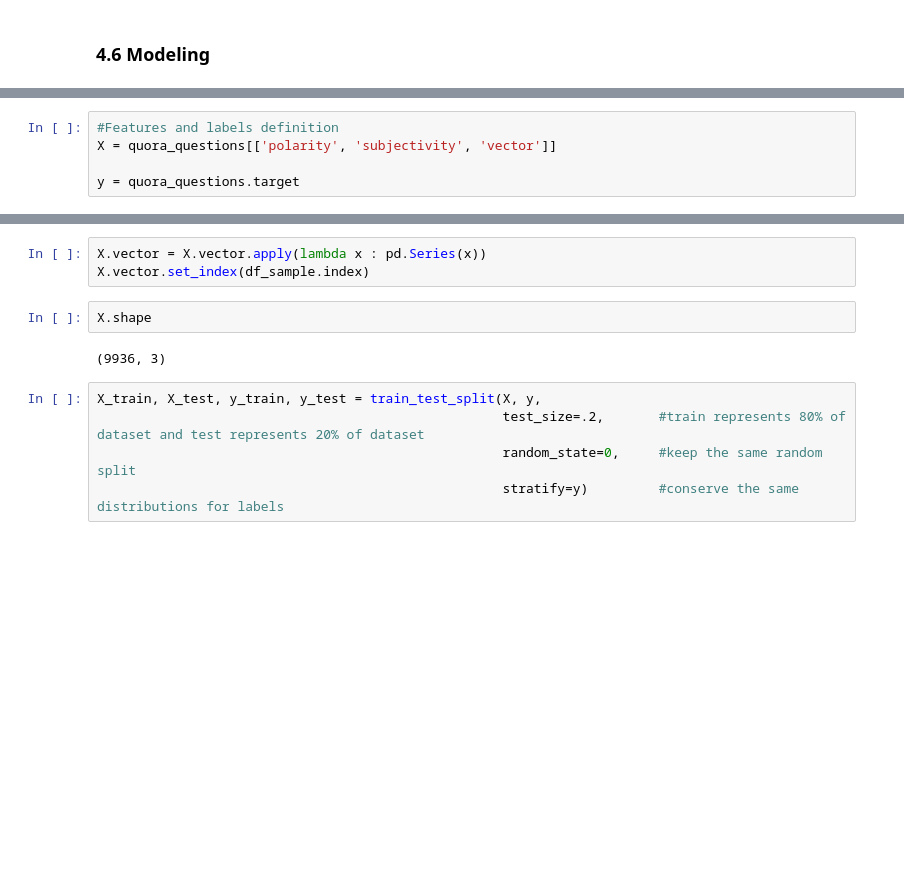
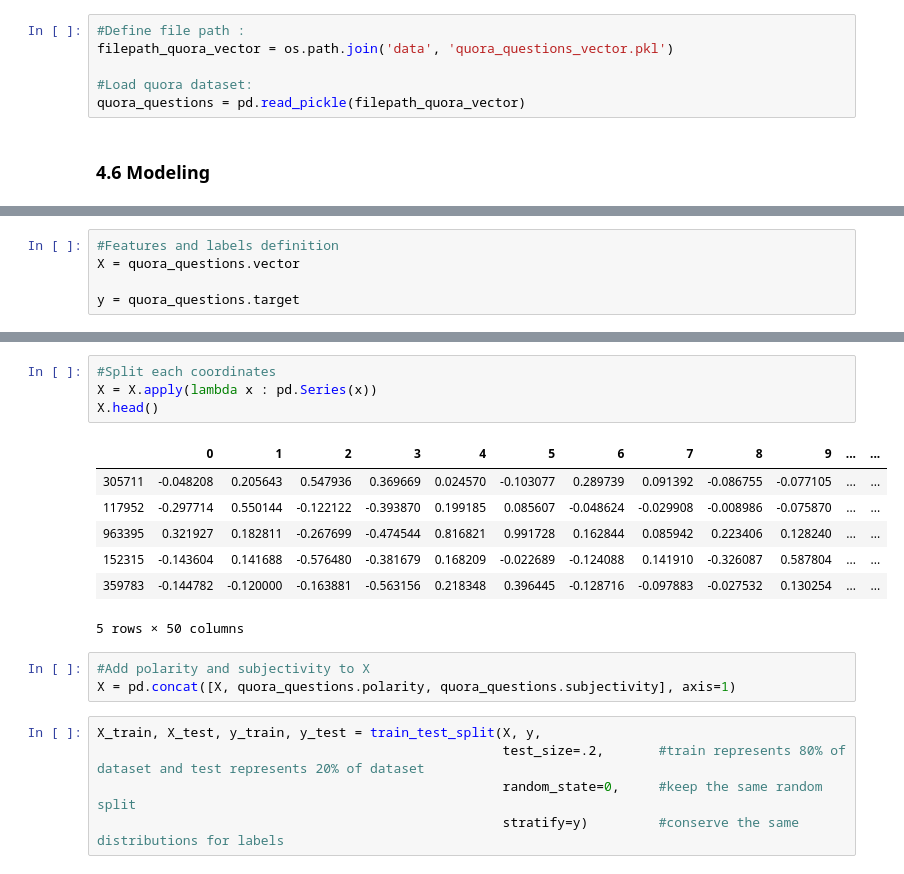
Before and after one commit to Jennifer974/my-projects, a Jupyter notebook: NLP/quora-insincere-classification/Quora-insincere-questions-classification.ipynb, the cells around one changed output, grey strips where cells are left out. Drawn from its saved outputs; the diff is of its cells as text; blank space fills up the shorter version.

Commit message:
Update quora projects (word embeddings + LR model

```diff
--- a/NLP/quora-insincere-classification/Quora-insincere-questions-classification.ipynb
+++ b/NLP/quora-insincere-classification/Quora-insincere-questions-classification.ipynb
@@ -1425,5 +1425,11 @@ filepath_quora_vector = os.path.join('data', 'quora_questions_vector.pkl')
 
 #Save quora dataset with pickle:
 quora_questions.to_pickle(filepath_quora_vector)
+# %%
+#Define file path :
+filepath_quora_vector = os.path.join('data', 'quora_questions_vector.pkl')
+
+#Load quora dataset:
+quora_questions = pd.read_pickle(filepath_quora_vector)
 # %% [markdown]
 <h3> 4.6 Modeling
@@ -1430,5 +1445,5 @@ quora_questions.to_pickle(filepath_quora_vector)
 # %%
 #Features and labels definition
-X = quora_questions[['polarity', 'subjectivity', 'vector']]
+X = quora_questions.vector
 
 y = quora_questions.target
@@ -1435,10 +1459,18 @@ y = quora_questions.target
 # %%
-X.vector = X.vector.apply(lambda x : pd.Series(x))
-X.vector.set_index(df_sample.index)
+#Split each coordinates
+X = X.apply(lambda x : pd.Series(x))
+X.head()
+# %% [output]
+|  | 0 | 1 | 2 | 3 | 4 | 5 | 6 | 7 | 8 | 9 | ... | ... |
+| 305711 | -0.048208 | 0.205643 | 0.547936 | 0.369669 | 0.024570 | -0.103077 | 0.289739 | 0.091392 | -0.086755 | -0.077105 | ... | ... |
+| 117952 | -0.297714 | 0.550144 | -0.122122 | -0.393870 | 0.199185 | 0.085607 | -0.048624 | -0.029908 | -0.008986 | -0.075870 | ... | ... |
+| 963395 | 0.321927 | 0.182811 | -0.267699 | -0.474544 | 0.816821 | 0.991728 | 0.162844 | 0.085942 | 0.223406 | 0.128240 | ... | ... |
+| 152315 | -0.143604 | 0.141688 | -0.576480 | -0.381679 | 0.168209 | -0.022689 | -0.124088 | 0.141910 | -0.326087 | 0.587804 | ... | ... |
+| 359783 | -0.144782 | -0.120000 | -0.163881 | -0.563156 | 0.218348 | 0.396445 | -0.128716 | -0.097883 | -0.027532 | 0.130254 | ... | ... |
+5 rows × 50 columns
-# %%
-X.shape
-# %% [output]
-(9936, 3)
+# %%
+#Add polarity and subjectivity to X
+X = pd.concat([X, quora_questions.polarity, quora_questions.subjectivity], axis=1)
 # %%
 X_train, X_test, y_train, y_test = train_test_split(X, y,
                                                     test_size=.2,       #train represents 80% of dataset and test represents 20% of dataset
```
Also changed, not shown: parts of 23 cells of this notebook.
